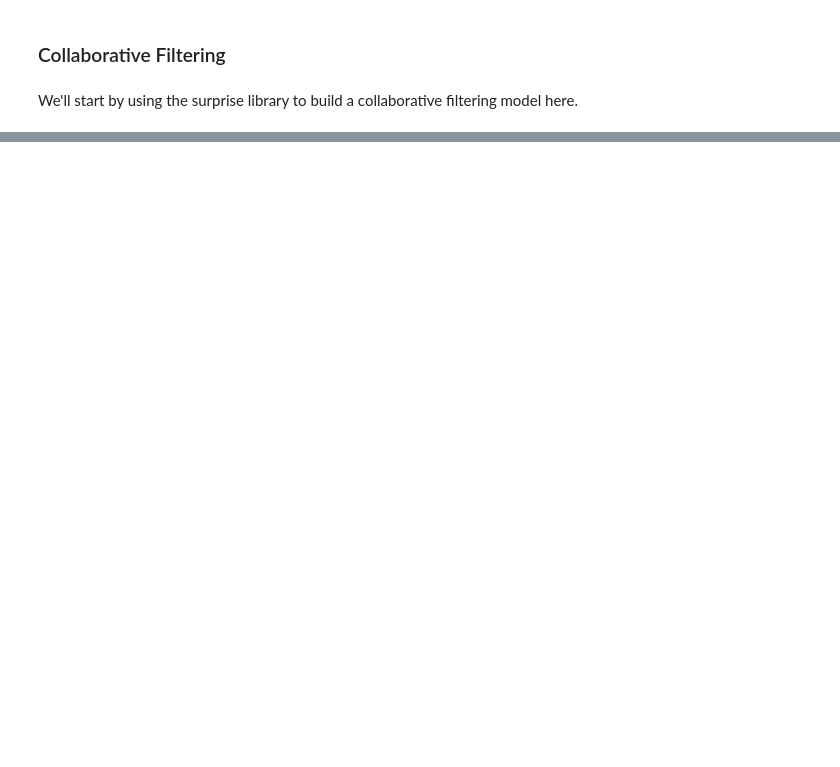
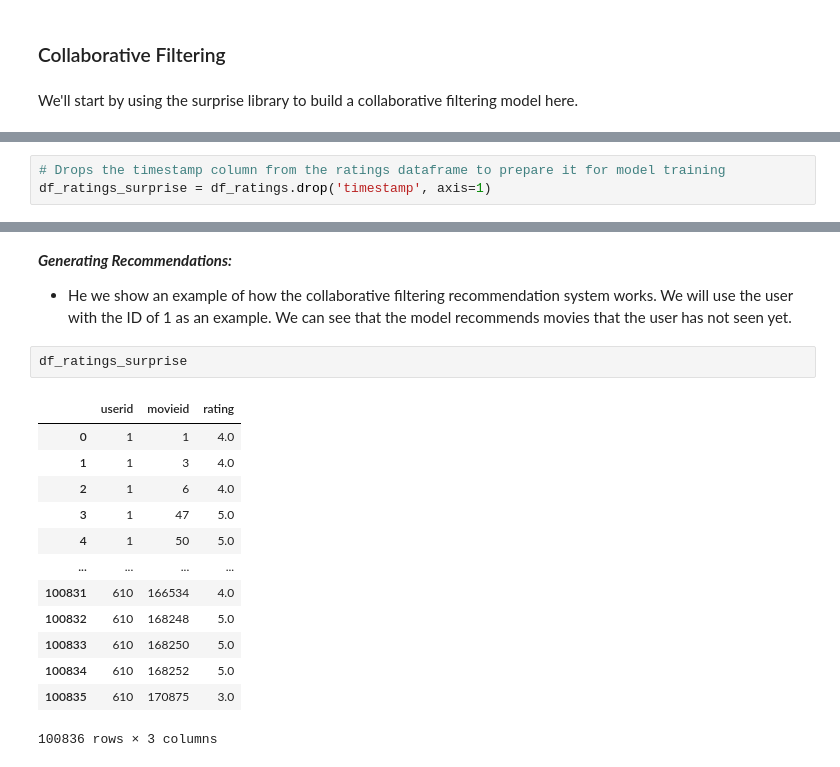
Before and after one commit to willmbennett/movie_rec_sys, a Jupyter notebook: index.ipynb, the cells around one changed output, grey strips where cells are left out. Cells and saved outputs as stored; diff of their text form; blank space fills up the shorter version.

Commit message:
Finishes surprise model

```diff
--- a/index.ipynb
+++ b/index.ipynb
@@ -510 +482,4 @@ df_ratings_clean
+# %%
+# Drops the timestamp column from the ratings dataframe to prepare it for model training
+df_ratings_surprise = df_ratings.drop('timestamp', axis=1)
 # %%
@@ -582,0 +557,19 @@ NameError: name 'algo' is not defined
+# %% [markdown]
+***Generating Recommendations:***
+- He we show an example of how the collaborative filtering recommendation system works. We will use the user with the ID of 1 as an example. We can see that the model recommends movies that the user has not seen yet.
+# %%
+df_ratings_surprise
+# %% [output]
+|  | userid | movieid | rating |
+| 0 | 1 | 1 | 4.0 |
+| 1 | 1 | 3 | 4.0 |
+| 2 | 1 | 6 | 4.0 |
+| 3 | 1 | 47 | 5.0 |
+| 4 | 1 | 50 | 5.0 |
+| ... | ... | ... | ... |
+| 100831 | 610 | 166534 | 4.0 |
+| 100832 | 610 | 168248 | 5.0 |
+| 100833 | 610 | 168250 | 5.0 |
+| 100834 | 610 | 168252 | 5.0 |
+| 100835 | 610 | 170875 | 3.0 |
+100836 rows × 3 columns
```
Also changed, not shown: parts of 28 cells of this notebook.
